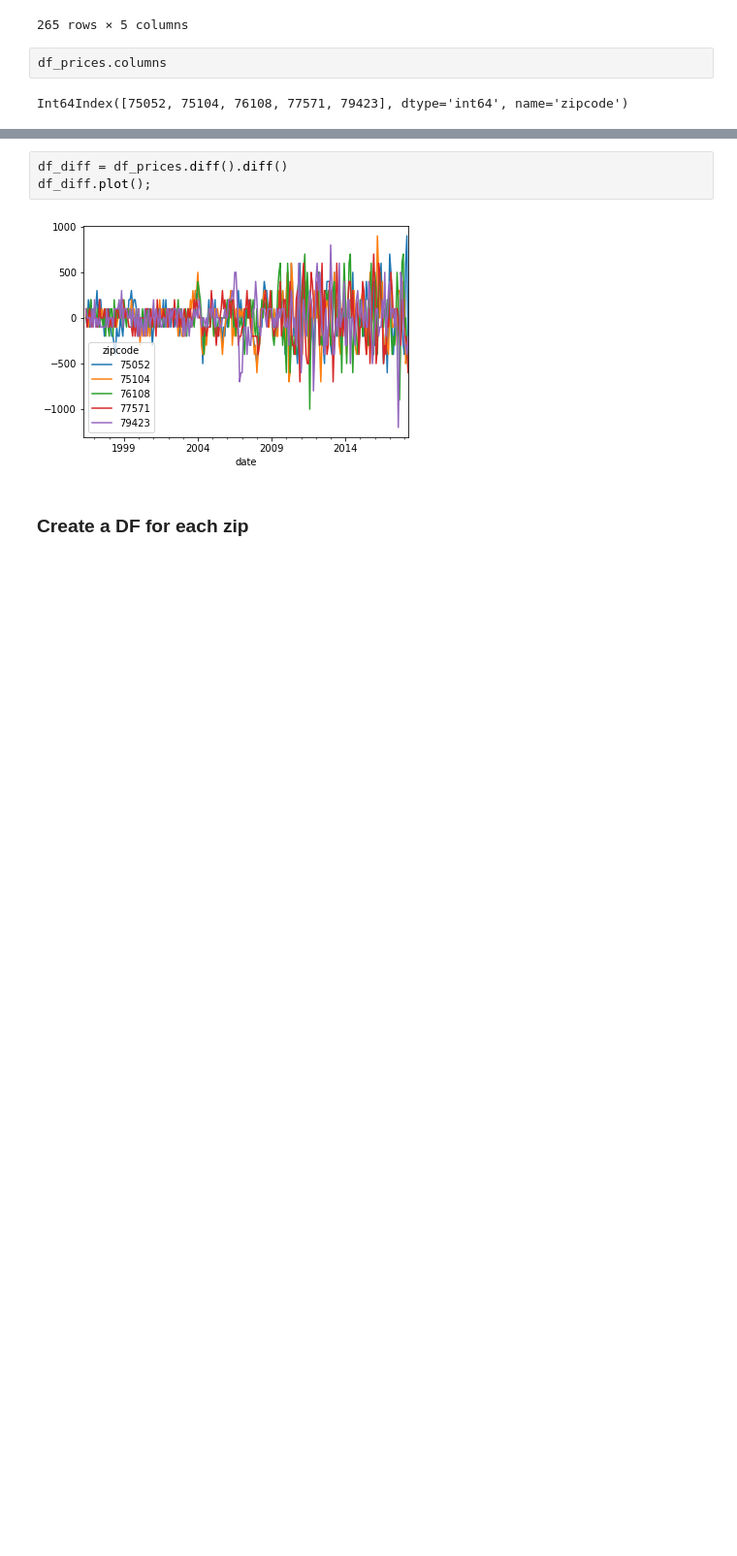
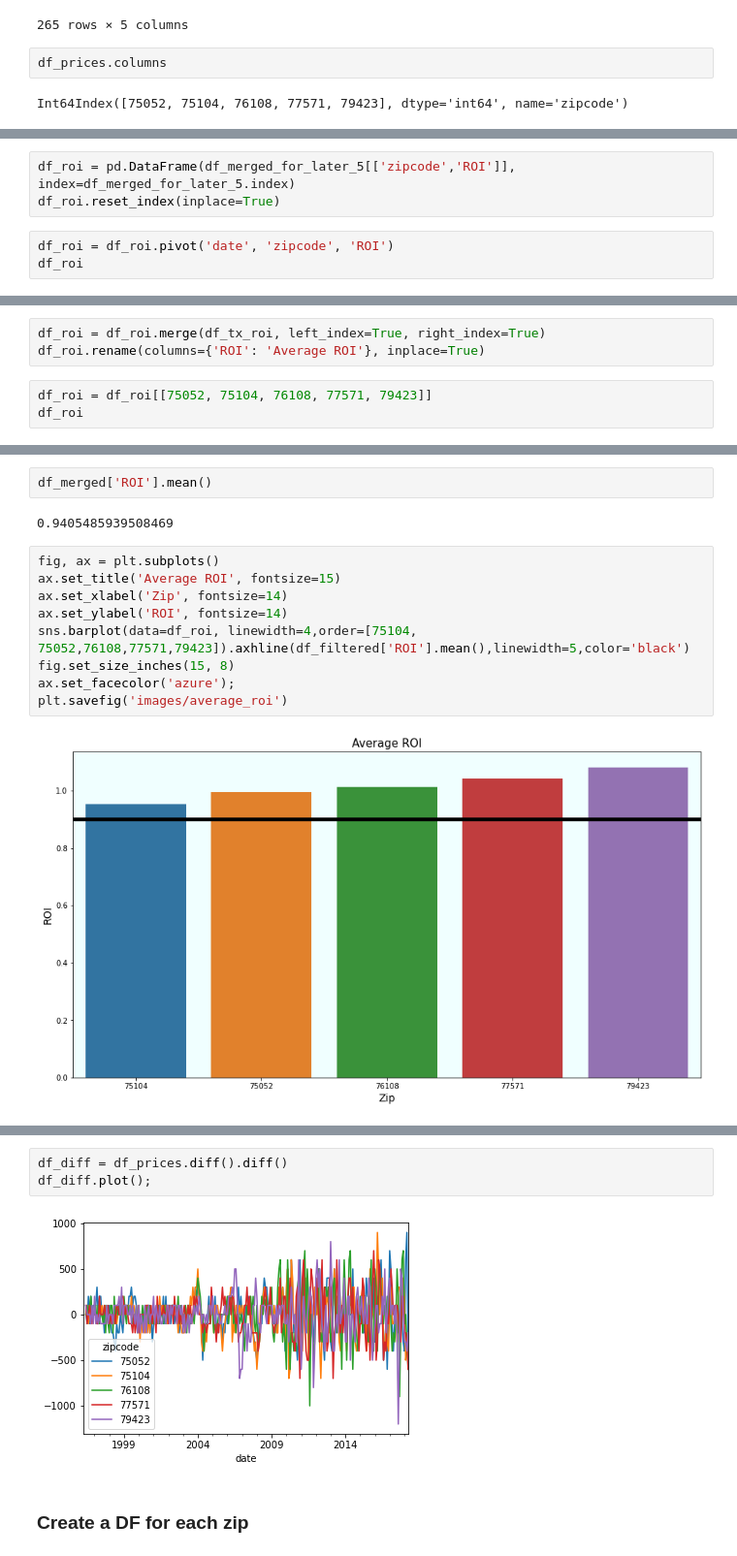
Before and after one commit to rhk48/zillow-time-series, a Jupyter notebook: seth_day_3.ipynb, the cells around one changed output, grey strips where cells are left out. Shown at 97% size. Saved outputs shown, nothing was run; the diff lists cells and outputs as text; blank space fills up the shorter version.

```diff
--- a/seth_day_3.ipynb
+++ b/seth_day_3.ipynb
@@ -404,0 +692,6 @@ Int64Index([75052, 75104, 76108, 77571, 79423], dtype='int64', name='zipcode')
+# %%
+df_roi = pd.DataFrame(df_merged_for_later_5[['zipcode','ROI']], index=df_merged_for_later_5.index)
+df_roi.reset_index(inplace=True)
+# %%
+df_roi = df_roi.pivot('date', 'zipcode', 'ROI')
+df_roi
@@ -404,0 +713,6 @@ Int64Index([75052, 75104, 76108, 77571, 79423], dtype='int64', name='zipcode')
+# %%
+df_roi = df_roi.merge(df_tx_roi, left_index=True, right_index=True)
+df_roi.rename(columns={'ROI': 'Average ROI'}, inplace=True)
+# %%
+df_roi = df_roi[[75052, 75104, 76108, 77571, 79423]]
+df_roi
@@ -404,0 +734,15 @@ Int64Index([75052, 75104, 76108, 77571, 79423], dtype='int64', name='zipcode')
+# %%
+df_merged['ROI'].mean()
+# %% [output]
+0.9405485939508469
+# %%
+fig, ax = plt.subplots()
+ax.set_title('Average ROI', fontsize=15)
+ax.set_xlabel('Zip', fontsize=14)
+ax.set_ylabel('ROI', fontsize=14)
+sns.barplot(data=df_roi, linewidth=4,order=[75104, 75052,76108,77571,79423]).axhline(df_filtered['ROI'].mean(),linewidth=5,color='black')
+fig.set_size_inches(15, 8)
+ax.set_facecolor('azure');
+plt.savefig('images/average_roi')
+# %% [output]
+[figure, added]
```
Also changed, not shown: parts of 37 cells of this notebook, 5 other files.
